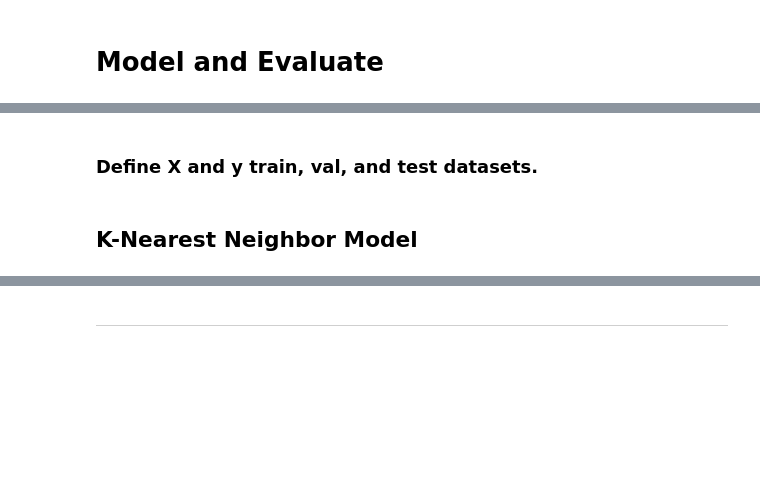
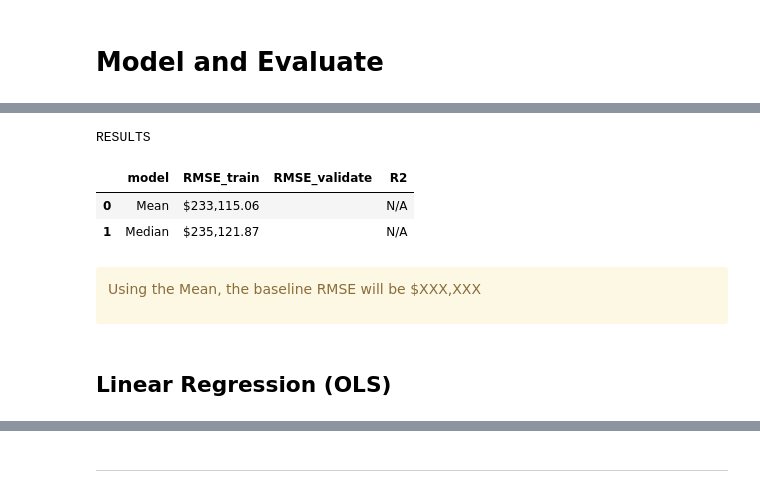
Before and after one commit to DanChurchill/regression_project_zillow, a Jupyter notebook: final_report.ipynb, the cells around one changed output, grey strips where cells are left out. Cells and saved outputs as stored; diff of their text form; code cells hidden in the pictures; blank space fills up the shorter version.

```diff
--- a/final_report.ipynb
+++ b/final_report.ipynb
@@ -329,2 +166,0 @@ features = [ 'senior_citizen', 'tenure', 'monthly_charges',
-# %% [markdown]
-### Define X and y train, val, and test datasets.
@@ -343,2 +167,11 @@ y_train.shape, y_val.shape, y_test.shape
-# %% [markdown]
-## K-Nearest Neighbor Model
+# %%
+results = modeling.predict_baseline(train, validate)
+# %% [output]
+RESULTS
+|  | model | RMSE_train | RMSE_validate | R2 |
+| 0 | Mean | $233,115.06 |  | N/A |
+| 1 | Median | $235,121.87 |  | N/A |
+# %% [markdown]
+<div class="alert alert-block alert-warning">
+
+Using the Mean, the baseline RMSE will be $XXX,XXX
@@ -345 +183,3 @@ y_train.shape, y_val.shape, y_test.shape
+# %% [markdown]
+## Linear Regression (OLS)
 # %%
```
Also changed, not shown: parts of 48 cells of this notebook, 5 other files.
